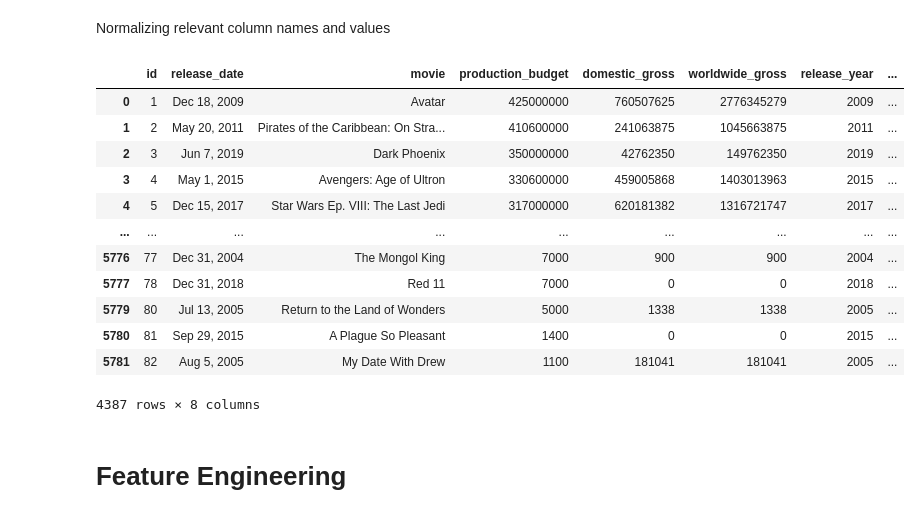
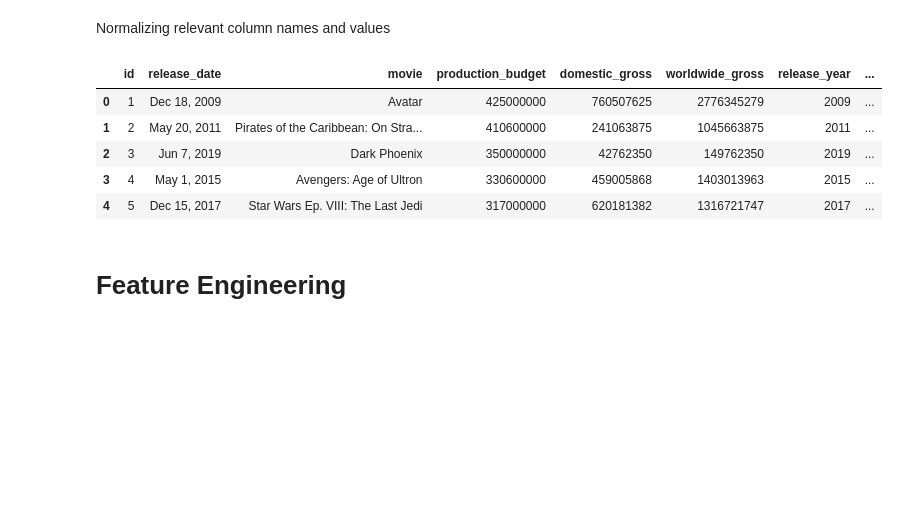
Before and after one commit to GoknurK/Movie_Studio, a Jupyter notebook: stats.ipynb, the cells around one changed output. Saved outputs shown, nothing was run; the diff lists cells and outputs as text; code cells hidden in the pictures; blank space fills up the shorter version.

```diff
--- a/stats.ipynb
+++ b/stats.ipynb
@@ -173,21 +166,14 @@ movie_budgets_filtered['domestic_gross'] = movie_budgets_filtered['domestic_gros
 movie_budgets_filtered['domestic_gross'] = movie_budgets_filtered['domestic_gross'].str.replace('$', '').str.replace(',', '').astype(int)
 # %%
 # Sanity Check
-movie_budgets_filtered
+movie_budgets_filtered.head()
 # %% [output]
 |  | id | release_date | movie | production_budget | domestic_gross | worldwide_gross | release_year | ... |
 | 0 | 1 | Dec 18, 2009 | Avatar | 425000000 | 760507625 | 2776345279 | 2009 | ... |
 | 1 | 2 | May 20, 2011 | Pirates of the Caribbean: On Stra... | 410600000 | 241063875 | 1045663875 | 2011 | ... |
 | 2 | 3 | Jun 7, 2019 | Dark Phoenix | 350000000 | 42762350 | 149762350 | 2019 | ... |
 | 3 | 4 | May 1, 2015 | Avengers: Age of Ultron | 330600000 | 459005868 | 1403013963 | 2015 | ... |
 | 4 | 5 | Dec 15, 2017 | Star Wars Ep. VIII: The Last Jedi | 317000000 | 620181382 | 1316721747 | 2017 | ... |
-| ... | ... | ... | ... | ... | ... | ... | ... | ... |
-| 5776 | 77 | Dec 31, 2004 | The Mongol King | 7000 | 900 | 900 | 2004 | ... |
-| 5777 | 78 | Dec 31, 2018 | Red 11 | 7000 | 0 | 0 | 2018 | ... |
-| 5779 | 80 | Jul 13, 2005 | Return to the Land of Wonders | 5000 | 1338 | 1338 | 2005 | ... |
-| 5780 | 81 | Sep 29, 2015 | A Plague So Pleasant | 1400 | 0 | 0 | 2015 | ... |
-| 5781 | 82 | Aug 5, 2005 | My Date With Drew | 1100 | 181041 | 181041 | 2005 | ... |
-4387 rows × 8 columns
 # %% [markdown]
 # Feature Engineering
 # %%
```
Also changed, not shown: parts of 29 cells of this notebook.
